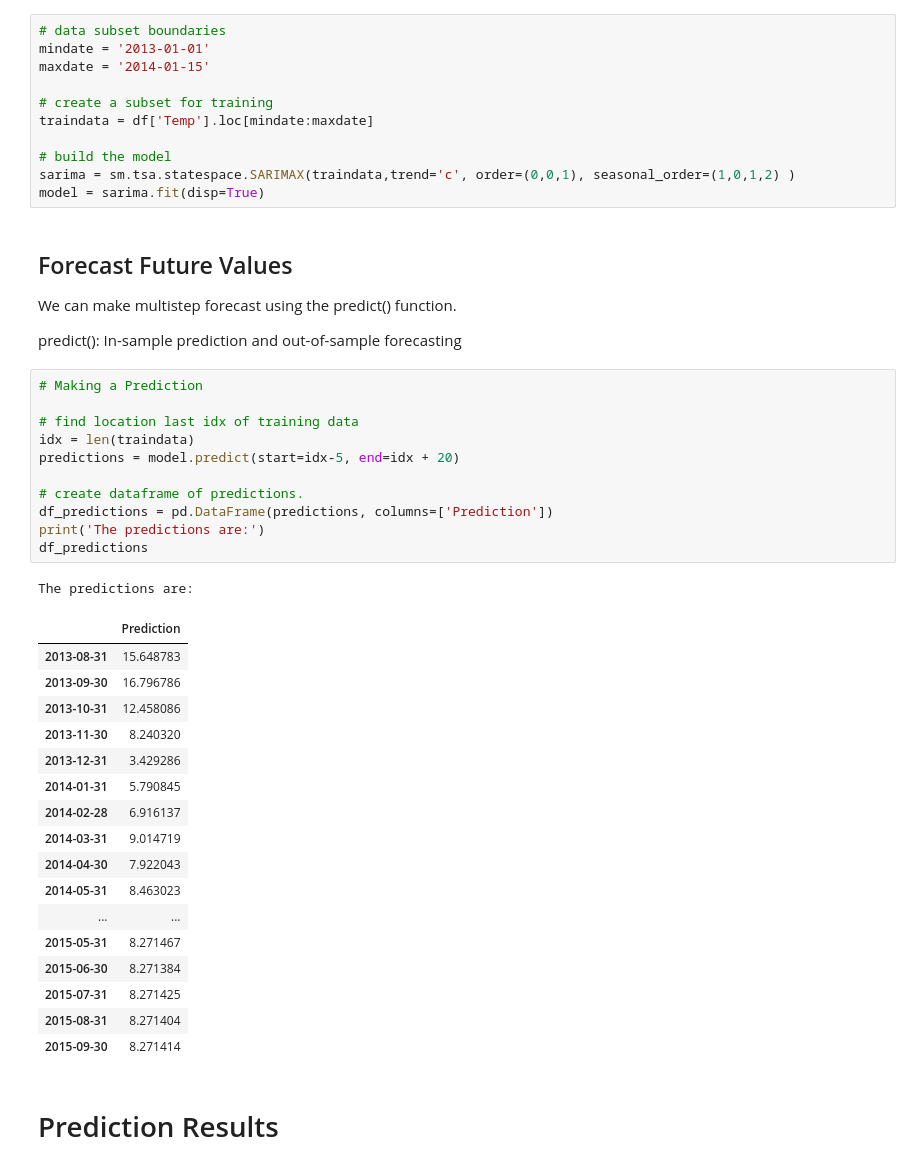
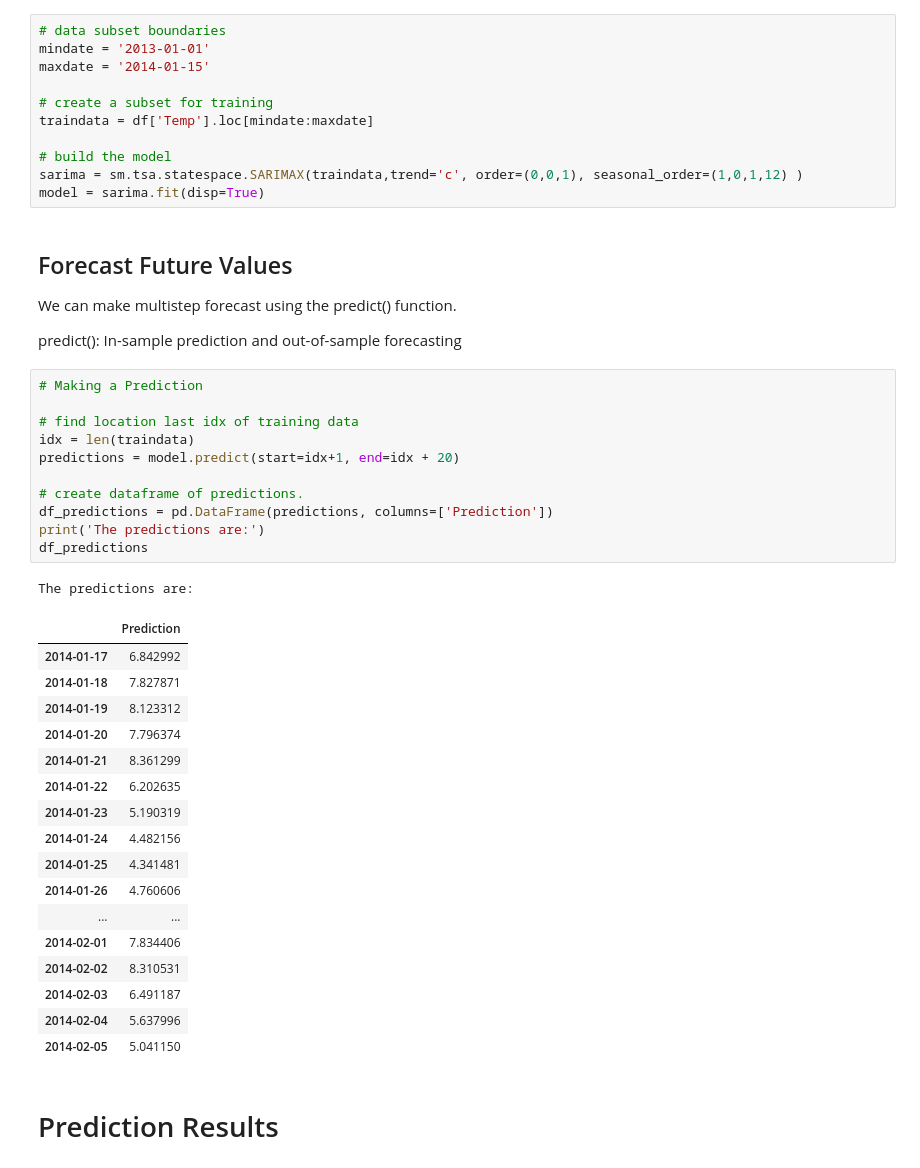
Before and after one commit to chalendony/iot-htsensor, a Jupyter notebook: analysis/sarima-grid-search.ipynb, the cells around one changed output. Cells and saved outputs as stored; diff of their text form.

```diff
--- a/analysis/sarima-grid-search.ipynb
+++ b/analysis/sarima-grid-search.ipynb
@@ -144,7 +144,7 @@ maxdate = '2014-01-15'
 traindata = df['Temp'].loc[mindate:maxdate]
 
 # build the model
-sarima = sm.tsa.statespace.SARIMAX(traindata,trend='c', order=(0,0,1), seasonal_order=(1,0,1,2) )
+sarima = sm.tsa.statespace.SARIMAX(traindata,trend='c', order=(0,0,1), seasonal_order=(1,0,1,12) )
 model = sarima.fit(disp=True)
 # %% [markdown]
 ## Forecast Future Values
@@ -155,33 +155,33 @@ predict(): In-sample prediction and out-of-sample forecasting
 # %%
 # Making a Prediction
 
 # find location last idx of training data
 idx = len(traindata)
-predictions = model.predict(start=idx-5, end=idx + 20)
+predictions = model.predict(start=idx+1, end=idx + 20)
 
 # create dataframe of predictions.
 df_predictions = pd.DataFrame(predictions, columns=['Prediction'])
 print('The predictions are:')
 df_predictions
 # %% [output]
 The predictions are:
 |  | Prediction |
-| 2013-08-31 | 15.648783 |
-| 2013-09-30 | 16.796786 |
-| 2013-10-31 | 12.458086 |
-| 2013-11-30 | 8.240320 |
-| 2013-12-31 | 3.429286 |
-| 2014-01-31 | 5.790845 |
-| 2014-02-28 | 6.916137 |
-| 2014-03-31 | 9.014719 |
-| 2014-04-30 | 7.922043 |
-| 2014-05-31 | 8.463023 |
+| 2014-01-17 | 6.842992 |
+| 2014-01-18 | 7.827871 |
+| 2014-01-19 | 8.123312 |
+| 2014-01-20 | 7.796374 |
+| 2014-01-21 | 8.361299 |
+| 2014-01-22 | 6.202635 |
+| 2014-01-23 | 5.190319 |
+| 2014-01-24 | 4.482156 |
+| 2014-01-25 | 4.341481 |
+| 2014-01-26 | 4.760606 |
 | ... | ... |
-| 2015-05-31 | 8.271467 |
-| 2015-06-30 | 8.271384 |
-| 2015-07-31 | 8.271425 |
-| 2015-08-31 | 8.271404 |
-| 2015-09-30 | 8.271414 |
+| 2014-02-01 | 7.834406 |
+| 2014-02-02 | 8.310531 |
+| 2014-02-03 | 6.491187 |
+| 2014-02-04 | 5.637996 |
+| 2014-02-05 | 5.041150 |
 # %% [markdown]
 # Prediction Results
 # %%
```
Also changed, not shown: parts of 4 cells of this notebook.
